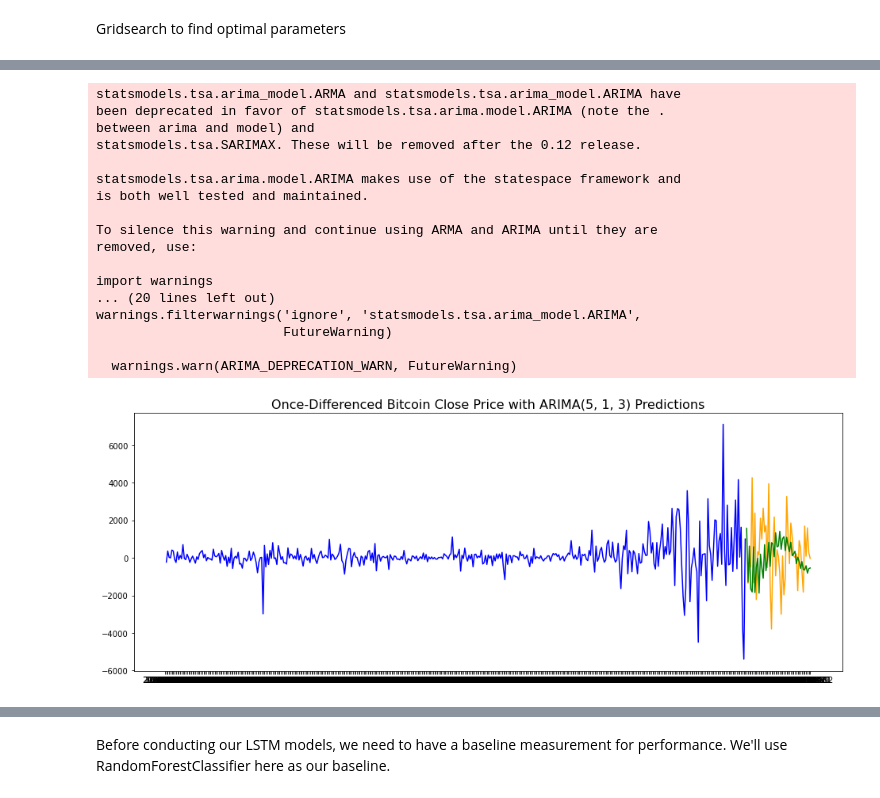
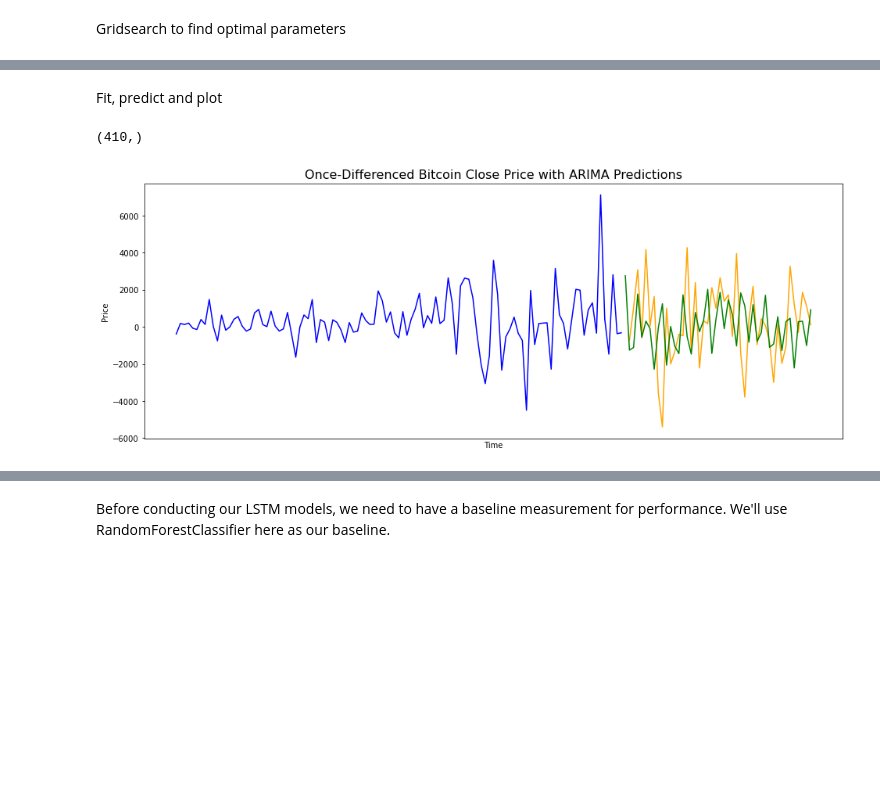
Before and after one commit to albinwan/general-assembly-projects, a Jupyter notebook: Bitcoin Prediction/codes/02. Model.ipynb, the cells around one changed output, grey strips where cells are left out. Drawn from its saved outputs; the diff is of its cells as text; code cells hidden in the pictures; blank space fills up the shorter version.

```diff
--- a/Bitcoin Prediction/codes/02. Model.ipynb
+++ b/Bitcoin Prediction/codes/02. Model.ipynb
@@ -30,3 +37,3 @@ import warnings
 # %%
-btc = pd.read_csv('../data/model2.csv')
+btc = pd.read_csv('../data/btc.csv')
 btc.set_index('Date', inplace=True)
@@ -146,37 +199,29 @@ AIC: 6856.221678811241
+# %% [markdown]
+Fit, predict and plot
+# %%
+model_arima = ARIMA(endog = y_train,
+              order = (10,1,10))
+
+arima = model_arima.fit()
+
+preds = model_arima.predict(params=arima.params,
+                      start = y_test.index[0],
+                      end = y_test.index[-1])
+# %%
+y_train.shape
+# %% [output]
+(410,)
 # %%
-model_arima = ARIMA(endog = y_train,
-              order = (8,1,4))
-
-arima = model_arima.fit()
-
-preds = model_arima.predict(params=arima.params,
-                      start = y_test.index[0],
-                      end = y_test.index[-1])
-
 plt.figure(figsize=(16,6))
-plt.plot(y_train.index, pd.DataFrame(y_train).diff(), color = 'blue')
+plt.plot(y_train.index[300:], pd.DataFrame(y_train[300:]).diff(), color = 'blue')
 plt.plot(y_test.index, pd.DataFrame(y_test).diff(), color = 'orange')
 plt.plot(y_test.index, preds, color = 'green')
 
-plt.title(label = 'Once-Differenced Bitcoin Close Price with ARIMA(5, 1, 3) Predictions', fontsize=16)
-plt.show();
+plt.title(label = 'Once-Differenced Bitcoin Close Price with ARIMA Predictions', fontsize=16)
+plt.xticks([])
+plt.xlabel('Time')
+plt.ylabel('Price')
+plt.show()
 # %% [output]
-statsmodels.tsa.arima_model.ARMA and statsmodels.tsa.arima_model.ARIMA have
-been deprecated in favor of statsmodels.tsa.arima.model.ARIMA (note the .
-between arima and model) and
-statsmodels.tsa.SARIMAX. These will be removed after the 0.12 release.
-
-statsmodels.tsa.arima.model.ARIMA makes use of the statespace framework and
-is both well tested and maintained.
-
-To silence this warning and continue using ARMA and ARIMA until they are
-removed, use:
-
-import warnings
-... (20 lines left out)
-warnings.filterwarnings('ignore', 'statsmodels.tsa.arima_model.ARIMA',
-                        FutureWarning)
-
-  warnings.warn(ARIMA_DEPRECATION_WARN, FutureWarning)
-[figure, old version]
+[figure, new version]
 # %%
```
Also changed, not shown: parts of 231 cells of this notebook, 30 other files.
